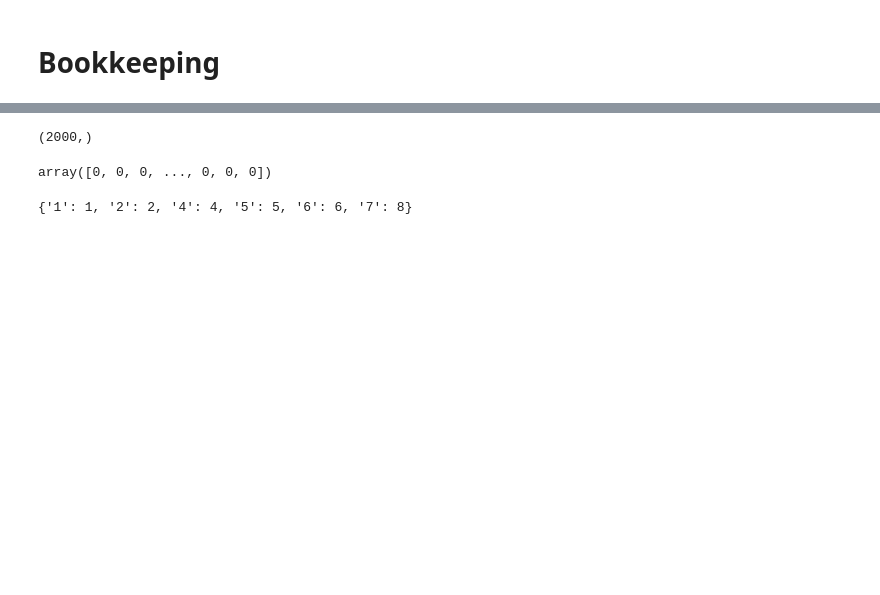
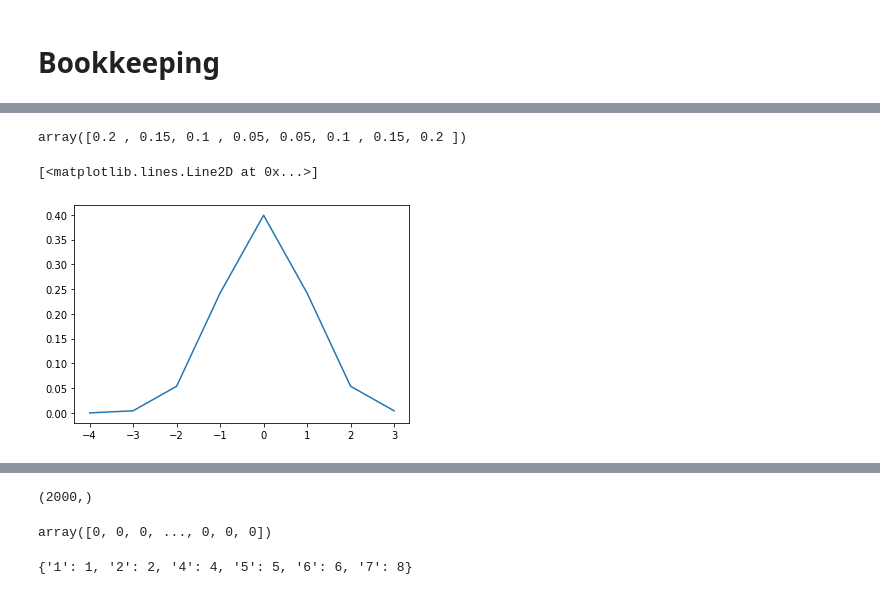
Before and after one commit to Complexio/sedgen, a Jupyter notebook: notebooks/bookkeeping.ipynb, the cells around one changed output, grey strips where cells are left out. Cells and saved outputs as stored; diff of their text form; code cells hidden in the pictures; blank space fills up the shorter version.

```diff
--- a/notebooks/bookkeeping.ipynb
+++ b/notebooks/bookkeeping.ipynb
@@ -19,0 +126,10 @@ from sedgen import weathering
+# %%
+y / np.sum(y)
+# %% [output]
+array([0.2 , 0.15, 0.1 , 0.05, 0.05, 0.1 , 0.15, 0.2 ])
+# %%
+x = np.arange(-4, 4, 1)
+plt.plot(x, norm.pdf(x))
+# %% [output]
+[<matplotlib.lines.Line2D at 0x...>]
+[figure, added]
```
Also changed, not shown: parts of 269 cells of this notebook, 1 other file.
